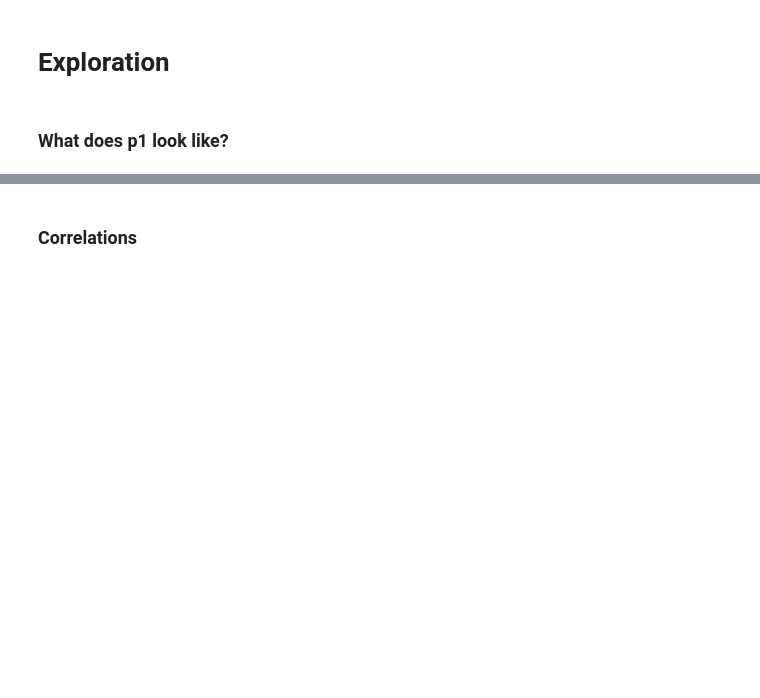
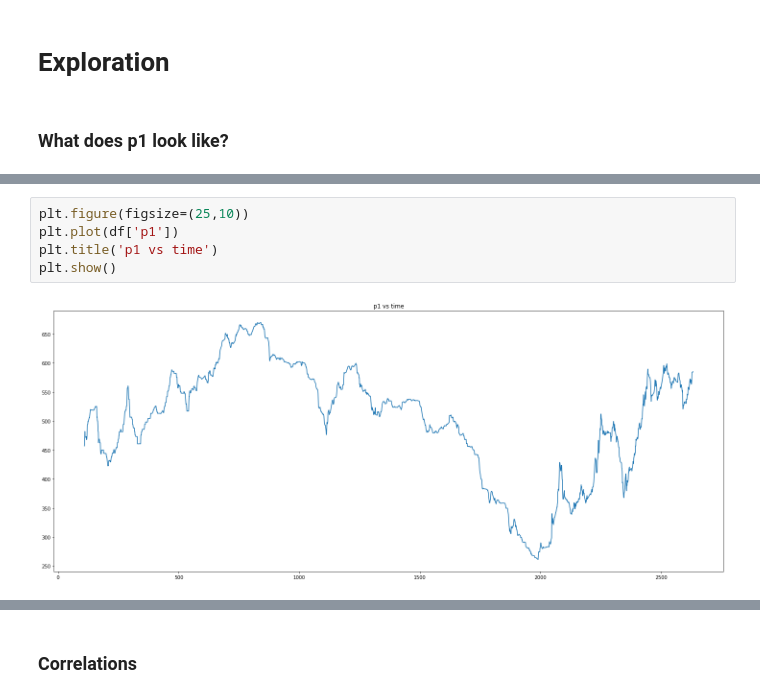
Before and after one commit to inesmezerreg/TimeSeries-Forecasting, a Jupyter notebook: exploration.ipynb, the cells around one changed output, grey strips where cells are left out. Saved outputs shown, nothing was run; the diff lists cells and outputs as text; blank space fills up the shorter version.

```diff
--- a/exploration.ipynb
+++ b/exploration.ipynb
@@ -111,0 +129,7 @@ plt.show()
+# %%
+plt.figure(figsize=(25,10))
+plt.plot(df['p1'])
+plt.title('p1 vs time')
+plt.show()
+# %% [output]
+[figure, added]
```
Also changed, not shown: parts of 25 cells of this notebook.
